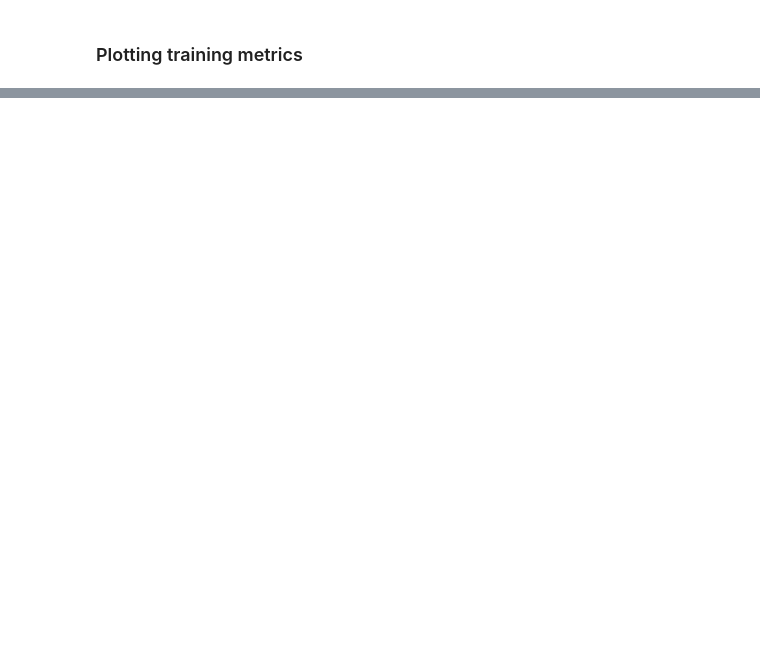
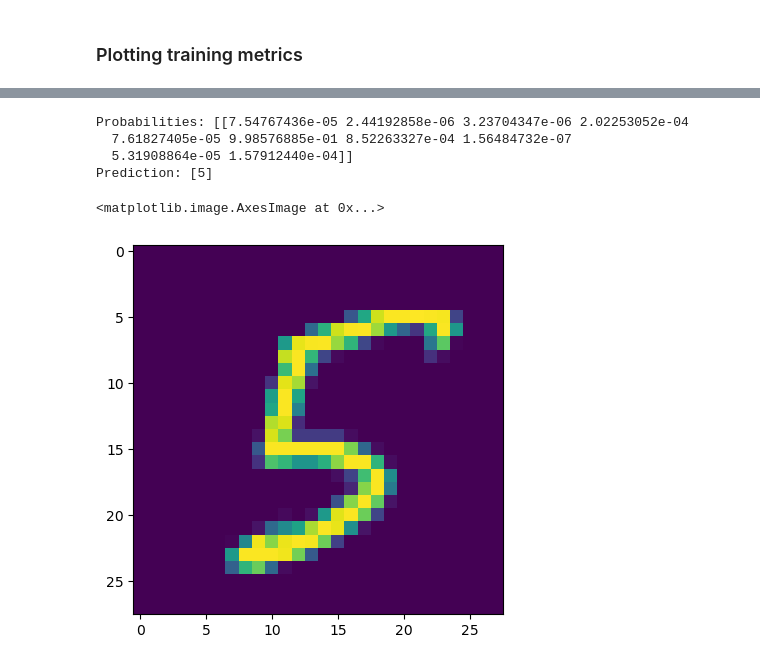
Before and after one commit to randomdrth/MyNeuralNetwork, a Jupyter notebook: exploration.ipynb, the cells around one changed output, grey strips where cells are left out. Drawn from its saved outputs; the diff is of its cells as text; code cells hidden in the pictures; blank space fills up the shorter version.

```diff
--- a/exploration.ipynb
+++ b/exploration.ipynb
@@ -366,0 +399,18 @@ Text(0, 0.5, 'Value')
+# %%
+X = dataTest[23]
+y = dataTestLabels[23]
+
+output = myNeuralNet.forward(X)
+print(f"Probabilities: {output}")
+
+prediction = np.argmax(output, axis=1)
+print(f"Prediction: {prediction}")
+
+mp.imshow(X.reshape(28, 28))
+# %% [output]
+Probabilities: [[7.54767436e-05 2.44192858e-06 3.23704347e-06 2.02253052e-04
+  7.61827405e-05 9.98576885e-01 8.52263327e-04 1.56484732e-07
+  5.31908864e-05 1.57912440e-04]]
+Prediction: [5]
+<matplotlib.image.AxesImage at 0x...>
+[figure, added]
```
Also changed, not shown: parts of 16 cells of this notebook, 5 other files.
